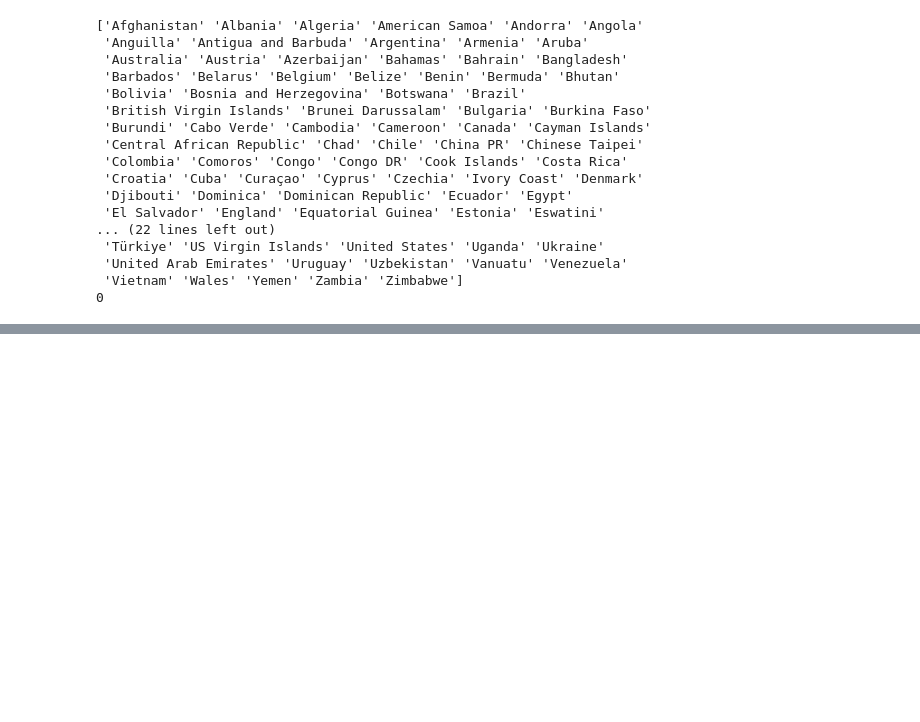
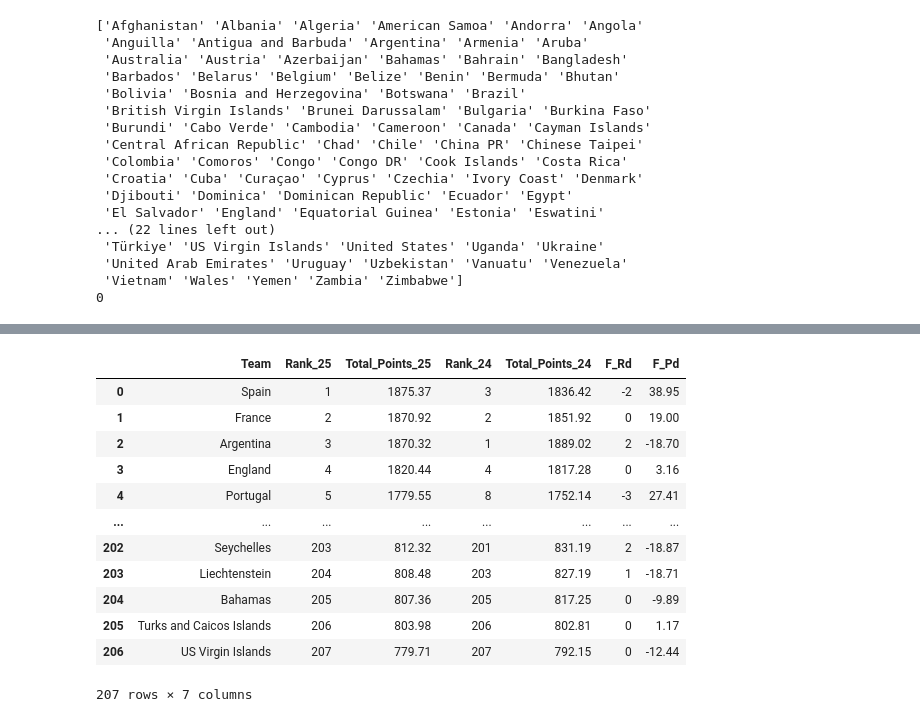
Before and after one commit to SKNetworks-AI19-250818/SKN19-mini-4Team, a Jupyter notebook: ML/Input Data/code/input_data.ipynb, the cells around one changed output, grey strips where cells are left out. Drawn from its saved outputs; the diff is of its cells as text; code cells hidden in the pictures; blank space fills up the shorter version.

```diff
--- a/ML/Input Data/code/input_data.ipynb
+++ b/ML/Input Data/code/input_data.ipynb
@@ -152,0 +165,3 @@ merged_df.head()
+# %%
+fifa_rank_24_df = pd.read_csv("./../data/source data/fifa_ranking_2024-09-19.csv")
+fifa_rank_24_df.head()
@@ -152,0 +175,3 @@ merged_df.head()
+# %%
+fifa_rank_25_df = pd.read_csv("./../data/source data/fifa_ranking_2025-09-18.csv")
+fifa_rank_25_df.head()
@@ -152,0 +185,4 @@ merged_df.head()
+# %%
+fifa_rank_24_df = fifa_rank_24_df[["Team", "Rank", "Total_Points"]]
+fifa_rank_25_df = fifa_rank_25_df[["Team", "Rank", "Total_Points"]]
+fifa_rank_24_df, fifa_rank_25_df
@@ -152,0 +207,19 @@ merged_df.head()
+# %%
+merged_df = fifa_rank_25_df.merge(fifa_rank_24_df[['Team', 'Rank', 'Total_Points']], on='Team', how='left', suffixes=('_25', '_24'))
+merged_df['F_Rd'] = merged_df['Rank_25'] - merged_df['Rank_24']
+merged_df['F_Pd'] = merged_df['Total_Points_25'] - merged_df['Total_Points_24']
+merged_df
+# %% [output]
+|  | Team | Rank_25 | Total_Points_25 | Rank_24 | Total_Points_24 | F_Rd | F_Pd |
+| 0 | Spain | 1 | 1875.37 | 3 | 1836.42 | -2 | 38.95 |
+| 1 | France | 2 | 1870.92 | 2 | 1851.92 | 0 | 19.00 |
+| 2 | Argentina | 3 | 1870.32 | 1 | 1889.02 | 2 | -18.70 |
+| 3 | England | 4 | 1820.44 | 4 | 1817.28 | 0 | 3.16 |
+| 4 | Portugal | 5 | 1779.55 | 8 | 1752.14 | -3 | 27.41 |
+| ... | ... | ... | ... | ... | ... | ... | ... |
+| 202 | Seychelles | 203 | 812.32 | 201 | 831.19 | 2 | -18.87 |
+| 203 | Liechtenstein | 204 | 808.48 | 203 | 827.19 | 1 | -18.71 |
+| 204 | Bahamas | 205 | 807.36 | 205 | 817.25 | 0 | -9.89 |
+| 205 | Turks and Caicos Islands | 206 | 803.98 | 206 | 802.81 | 0 | 1.17 |
+| 206 | US Virgin Islands | 207 | 779.71 | 207 | 792.15 | 0 | -12.44 |
+207 rows × 7 columns
```
Also changed, not shown: parts of 19 cells of this notebook, 4 other files.
